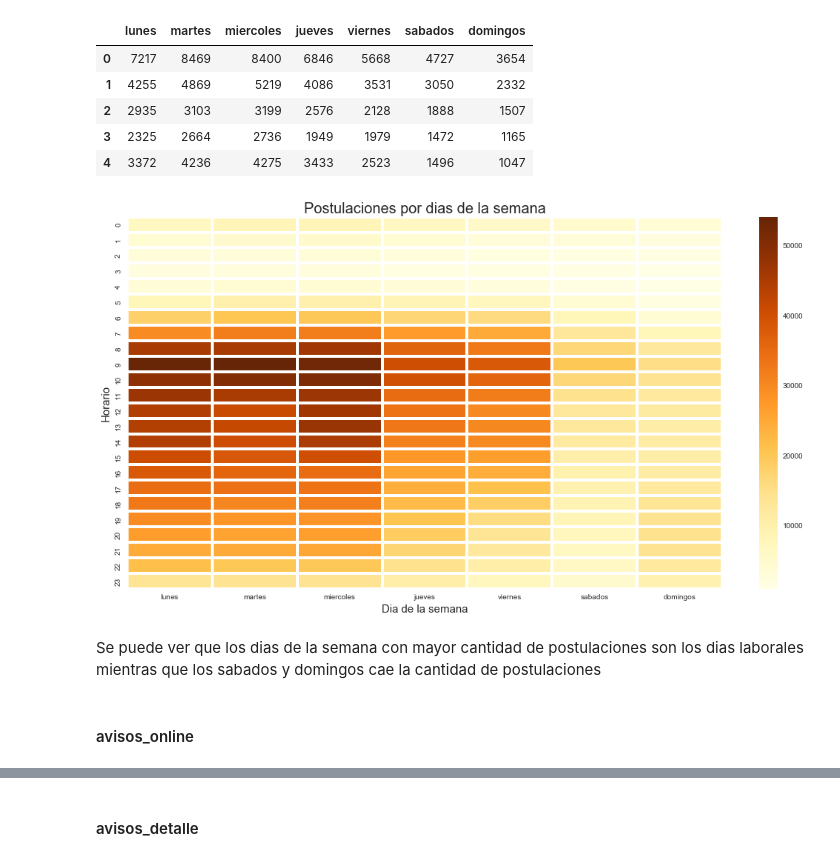
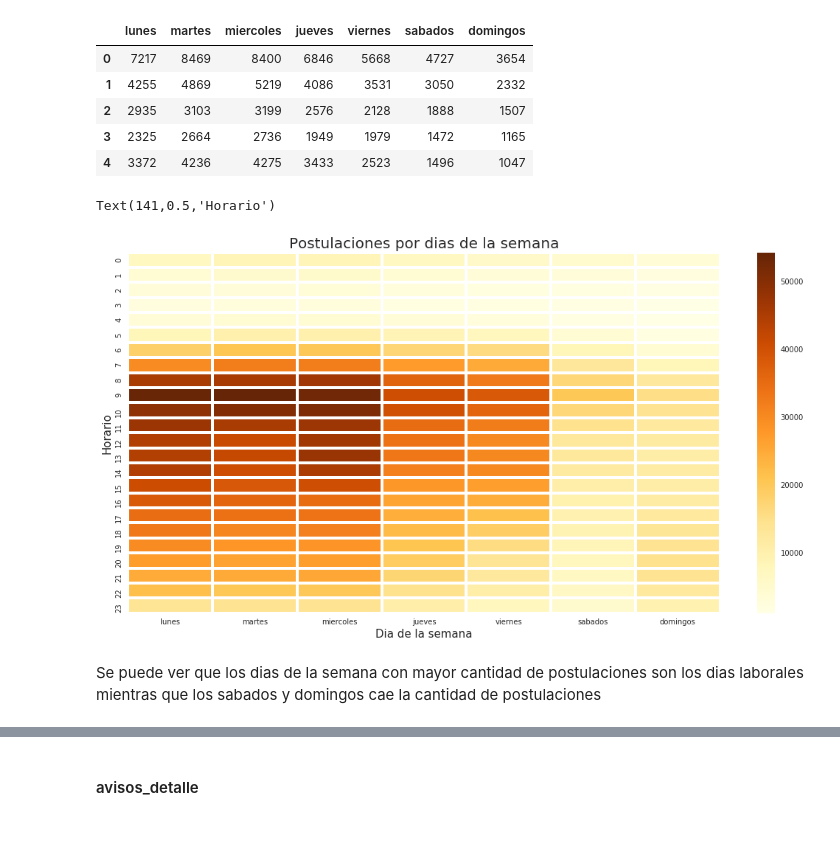
Before and after one commit to FrancoLiberali/tp1-orga-datos-1c2018, a Jupyter notebook: AnalisisExplorario.ipynb, the cells around one changed output, grey strips where cells are left out. Saved outputs shown, nothing was run; the diff lists cells and outputs as text; code cells hidden in the pictures; blank space fills up the shorter version.

```diff
--- a/AnalisisExplorario.ipynb
+++ b/AnalisisExplorario.ipynb
@@ -447,12 +460,11 @@ dias_vs_horas.head()
 # %%
 plt.figure(figsize = (18,9))
 ax = sns.heatmap(dias_vs_horas,linewidth = 3,cmap="YlOrBr")
-ax.set_title('Postulaciones por dias de la semana',fontsize = 20)
-ax.set_xlabel('Dia de la semana',fontsize = 15)
-ax.set_ylabel('Horario',fontsize = 15);
+ax.set_title('Postulaciones por dias de la semana',Fontsize = 20)
+ax.set_xlabel('Dia de la semana',Fontsize = 15)
+ax.set_ylabel('Horario',fontsize = 15)
 # %% [output]
+Text(141,0.5,'Horario')
-[figure, old version]
+[figure, new version]
 # %% [markdown]
 Se puede ver que los dias de la semana con mayor cantidad de postulaciones son los dias laborales mientras que los sabados y domingos cae la cantidad de postulaciones
-# %% [markdown]
-#### avisos_online
```
Also changed, not shown: parts of 42 cells of this notebook.
